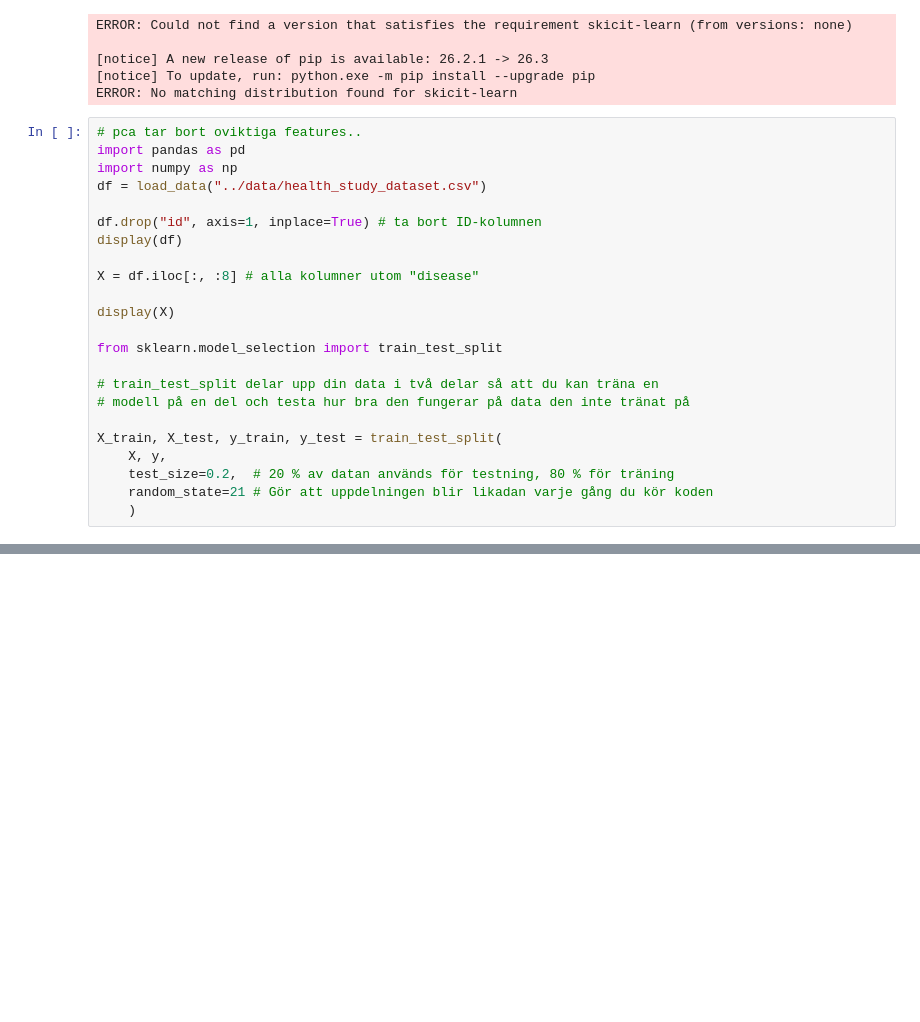
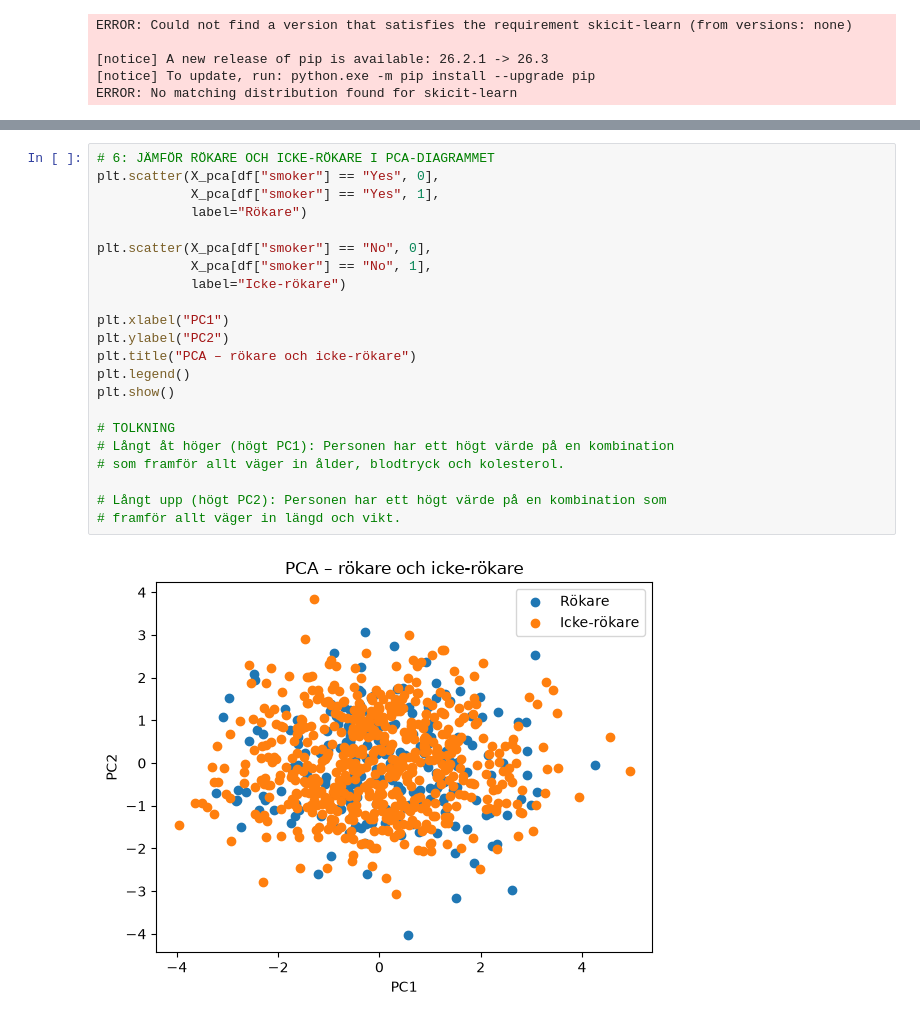
Before and after one commit to imadbensaidwork-design/individuell_inl-mningsuppgift_del1, a Jupyter notebook: notebooks/träning.ipynb, the cells around one changed output, grey strips where cells are left out. Saved outputs shown, nothing was run; the diff lists cells and outputs as text; blank space fills up the shorter version.

```diff
--- a/notebooks/träning.ipynb
+++ b/notebooks/träning.ipynb
@@ -160,26 +55,3 @@ ERROR: Could not find a version that satisfies the requirement skicit-learn (fro
 [notice] A new release of pip is available: 26.2.1 -> 26.3
 [notice] To update, run: python.exe -m pip install --upgrade pip
 ERROR: No matching distribution found for skicit-learn
-# %%
-# pca tar bort oviktiga features..
-import pandas as pd
-import numpy as np
-df = load_data("../data/health_study_dataset.csv")
-
-df.drop("id", axis=1, inplace=True) # ta bort ID-kolumnen
-display(df)
-
-X = df.iloc[:, :8] # alla kolumner utom "disease"
-
-display(X)
-
-from sklearn.model_selection import train_test_split
-
-# train_test_split delar upp din data i två delar så att du kan träna en
-# modell på en del och testa hur bra den fungerar på data den inte tränat på
-
-X_train, X_test, y_train, y_test = train_test_split(
-    X, y,
-    test_size=0.2,  # 20 % av datan används för testning, 80 % för träning
-    random_state=21 # Gör att uppdelningen blir likadan varje gång du kör koden
-    )
@@ -215,0 +151,24 @@ NameError: name 'y' is not defined
+# %%
+# 6: JÄMFÖR RÖKARE OCH ICKE-RÖKARE I PCA-DIAGRAMMET
+plt.scatter(X_pca[df["smoker"] == "Yes", 0],
+            X_pca[df["smoker"] == "Yes", 1],
+            label="Rökare")
+
+plt.scatter(X_pca[df["smoker"] == "No", 0],
+            X_pca[df["smoker"] == "No", 1],
+            label="Icke-rökare")
+
+plt.xlabel("PC1")
+plt.ylabel("PC2")
+plt.title("PCA – rökare och icke-rökare")
+plt.legend()
+plt.show()
+
+# TOLKNING
+# Långt åt höger (högt PC1): Personen har ett högt värde på en kombination
+# som framför allt väger in ålder, blodtryck och kolesterol.
+
+# Långt upp (högt PC2): Personen har ett högt värde på en kombination som
+# framför allt väger in längd och vikt.
+# %% [output]
+[figure, added]
```
Also changed, not shown: parts of 10 cells of this notebook, 2 other files.
